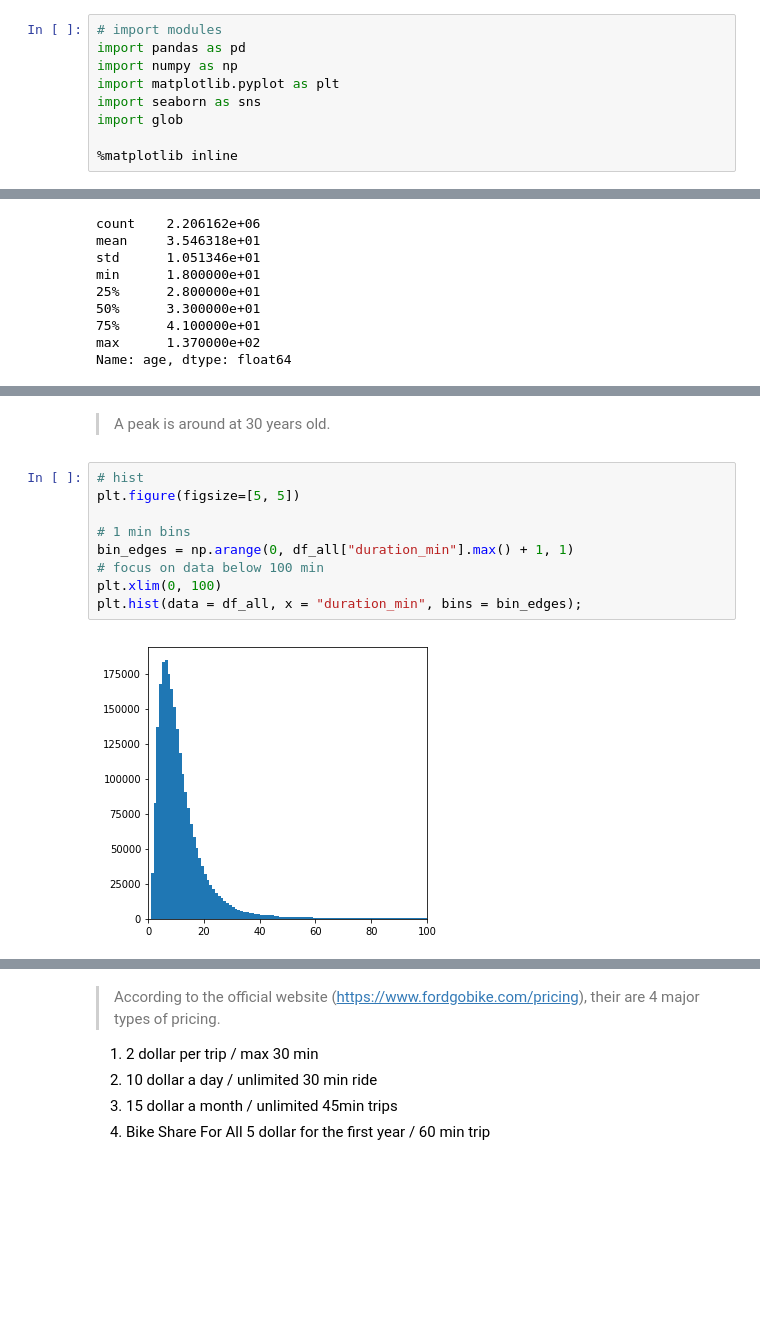
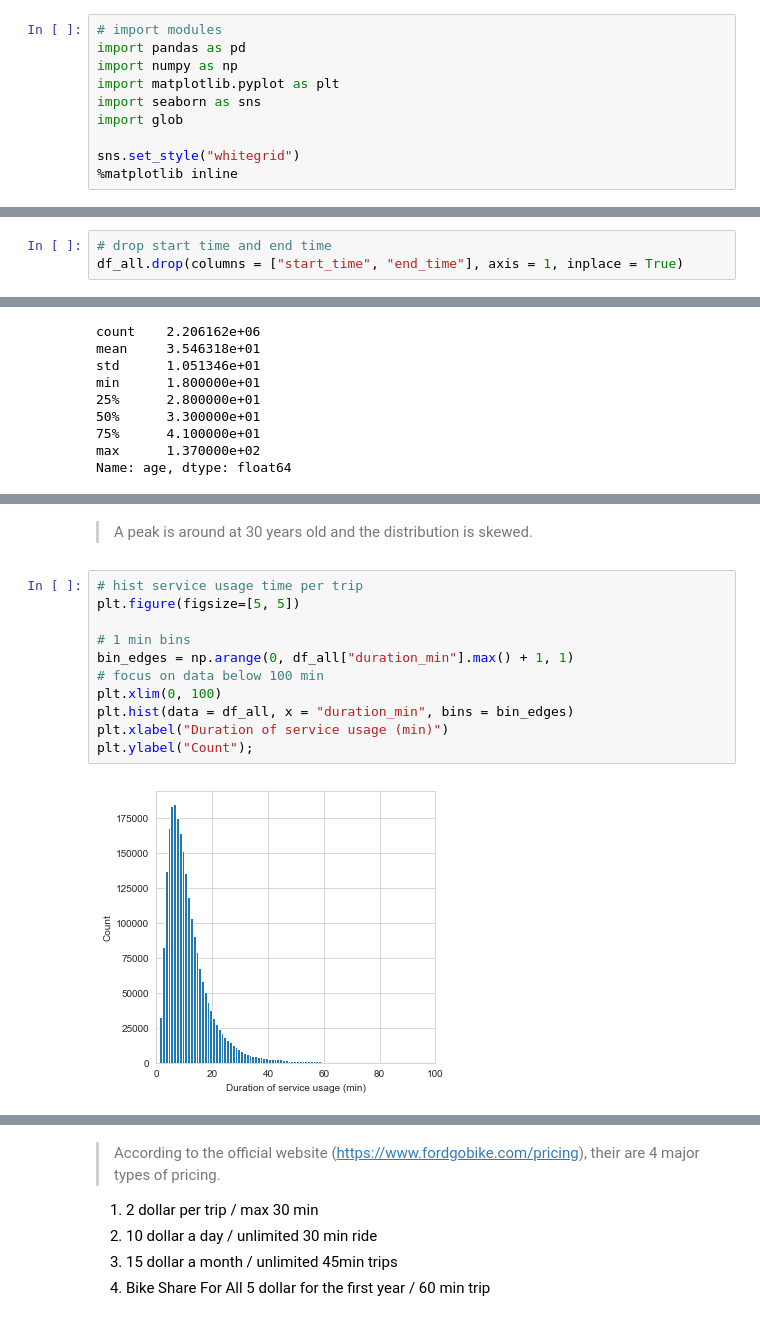
Before and after one commit to Subaru-Goto/Ford_Go_Bike, a Jupyter notebook: Ford_Gobike.ipynb, the cells around one changed output, grey strips where cells are left out. Drawn from its saved outputs; the diff is of its cells as text; blank space fills up the shorter version.

```diff
--- a/Ford_Gobike.ipynb
+++ b/Ford_Gobike.ipynb
@@ -13,6 +13,7 @@ import matplotlib.pyplot as plt
 import seaborn as sns
 import glob
 
+sns.set_style("whitegrid")
 %matplotlib inline
 # %%
 # open several zip files
@@ -388,6 +422,9 @@ df_all["start_weekday"] = df_all["start_weekday"].replace({0:"Mon",
                                                           4:"Fri",
                                                           5:"Sat",
                                                           6:"Sun"})
+# %%
+# drop start time and end time
+df_all.drop(columns = ["start_time", "end_time"], axis = 1, inplace = True)
 # %% [markdown]
 ### Test
 # %%
@@ -591,13 +657,15 @@ plt.hist(data = df_all, x = "age", bins = bin_edges);
 # %% [markdown]
-> A peak is around at 30 years old.
+> A peak is around at 30 years old and the distribution is skewed.
 # %%
-# hist
+# hist service usage time per trip
 plt.figure(figsize=[5, 5])
 
 # 1 min bins
 bin_edges = np.arange(0, df_all["duration_min"].max() + 1, 1)
 # focus on data below 100 min
 plt.xlim(0, 100)
-plt.hist(data = df_all, x = "duration_min", bins = bin_edges);
+plt.hist(data = df_all, x = "duration_min", bins = bin_edges)
+plt.xlabel("Duration of service usage (min)")
+plt.ylabel("Count");
 # %% [output]
-[figure, old version]
+[figure, new version]
```
Also changed, not shown: parts of 38 cells of this notebook.
